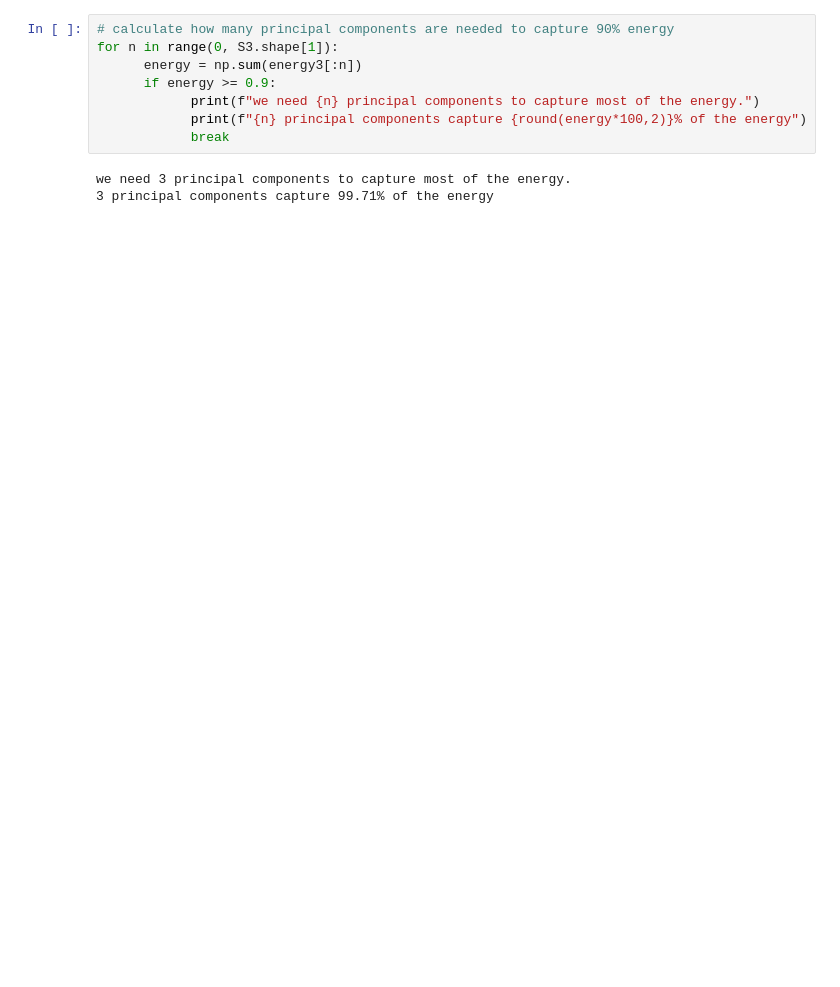
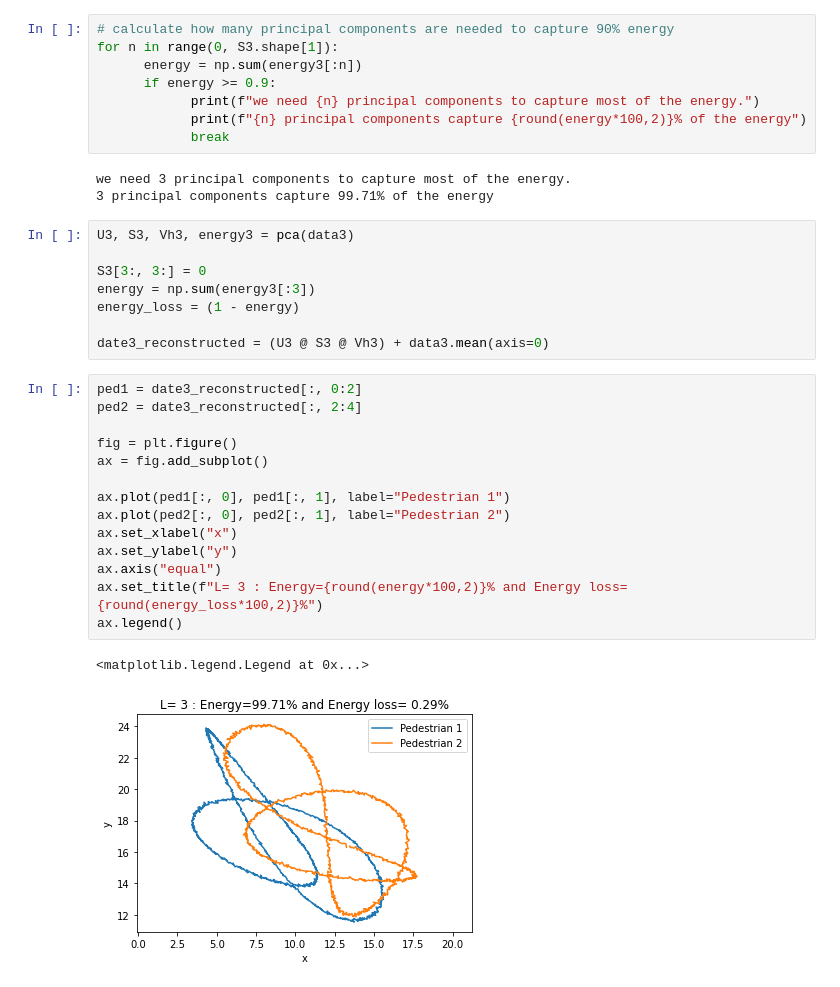
Before and after one commit to Erfan-Mashayekh/MLCMS, a Jupyter notebook: Exercise3/PCA/task1.ipynb, the cells around one changed output. Saved outputs shown, nothing was run; the diff lists cells and outputs as text; blank space fills up the shorter version.

Commit message:
add energy for L=3

```diff
--- a/Exercise3/PCA/task1.ipynb
+++ b/Exercise3/PCA/task1.ipynb
@@ -169,3 +177,28 @@ for n in range(0, S3.shape[1]):
 # %% [output]
 we need 3 principal components to capture most of the energy.
 3 principal components capture 99.71% of the energy
+# %%
+U3, S3, Vh3, energy3 = pca(data3)
+
+S3[3:, 3:] = 0
+energy = np.sum(energy3[:3])
+energy_loss = (1 - energy)
+
+date3_reconstructed = (U3 @ S3 @ Vh3) + data3.mean(axis=0)
+# %%
+ped1 = date3_reconstructed[:, 0:2]
+ped2 = date3_reconstructed[:, 2:4]
+
+fig = plt.figure()
+ax = fig.add_subplot()
+
+ax.plot(ped1[:, 0], ped1[:, 1], label="Pedestrian 1")
+ax.plot(ped2[:, 0], ped2[:, 1], label="Pedestrian 2")
+ax.set_xlabel("x")
+ax.set_ylabel("y")
+ax.axis("equal")
+ax.set_title(f"L= 3 : Energy={round(energy*100,2)}% and Energy loss= {round(energy_loss*100,2)}%")
+ax.legend()
+# %% [output]
+<matplotlib.legend.Legend at 0x...>
+[figure, added]
```
Also changed, not shown: parts of 7 cells of this notebook.
